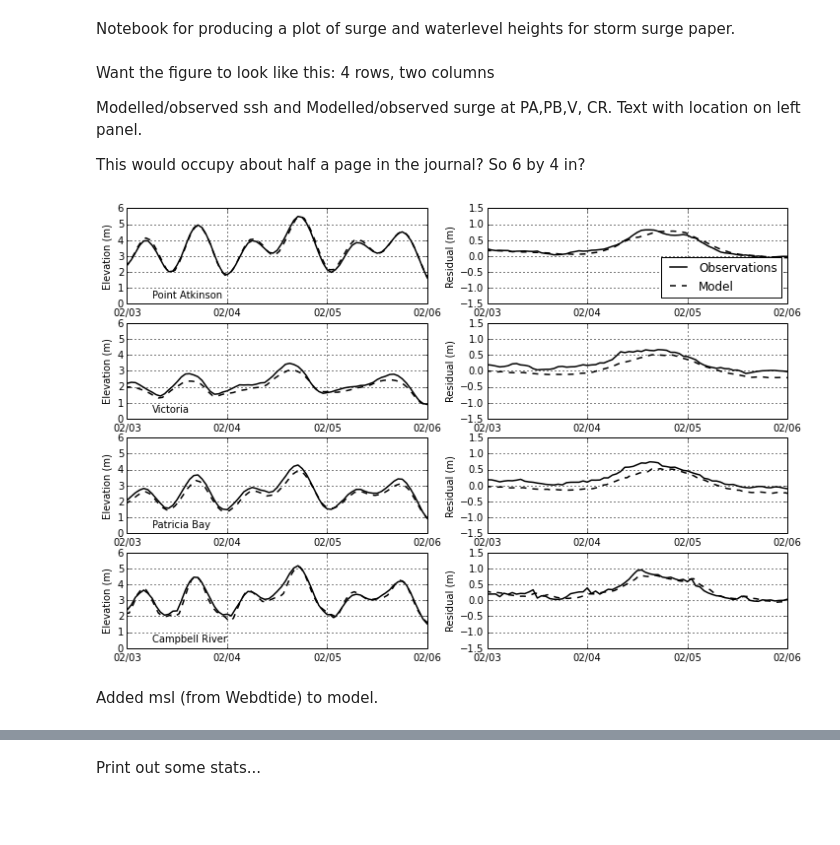
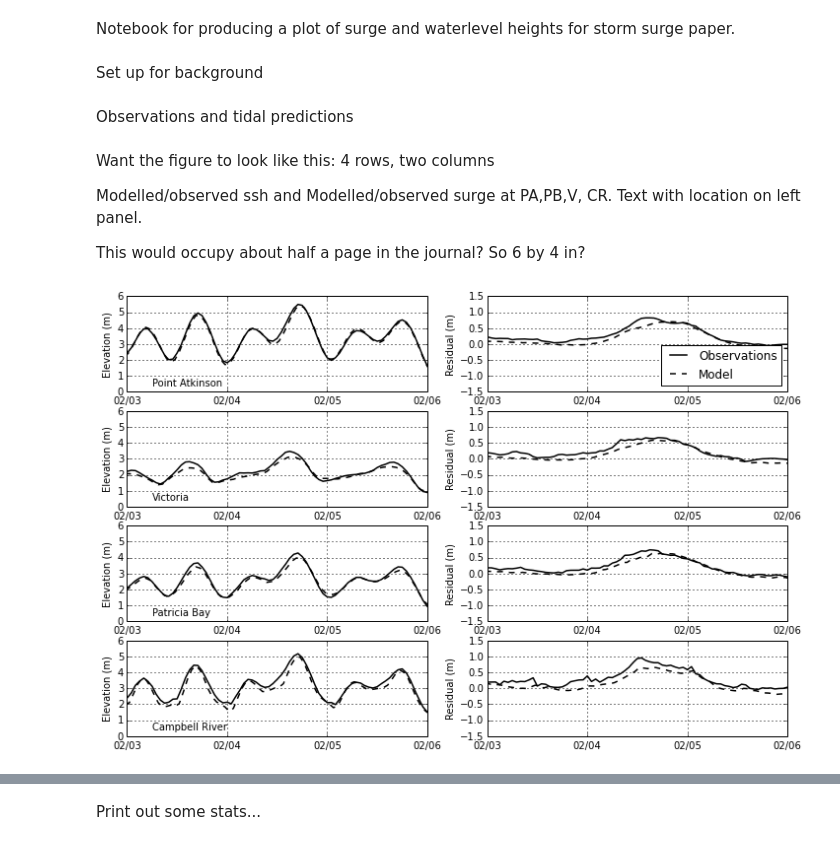
Before and after one commit to SalishSeaCast/storm-surge, a Jupyter notebook: FigureScripts/Feb 2006 - paper production.ipynb, the cells around one changed output, grey strips where cells are left out. Saved outputs shown, nothing was run; the diff lists cells and outputs as text; code cells hidden in the pictures; blank space fills up the shorter version.

Commit message:
Removed a background anomaly. Anomaly taken from last output time (Feb 8)

```diff
--- a/FigureScripts/Feb 2006 - paper production.ipynb
+++ b/FigureScripts/Feb 2006 - paper production.ipynb
@@ -20,7 +20,7 @@ from __future__ import division
 path = '/data/nsoontie/MEOPAR/SalishSea/results/storm-surges/tide_fix/feb2006/'
 
 
-runs = {'all_forcing','tidesonly', 'surgeonly'}
+runs = {'all_forcing','tidesonly'}
 
 fUs={}; fVs={}; fTs={};
 
@@ -56,6 +56,17 @@ for run in runs:
         ts[run]=tlist
     [us[run], vs[run], lats[run], lons[run], tmps[run], sals[run], sshs[run]] = stormtools.combine_data(run_stations)
     run_stations={};
+# %% [markdown]
+Set up for background
+# %%
+t = 41 #timestamp of background state
+depthlevel=0
+Us={}; Vs={}; Es ={}; Ss={}; Ts={};
+for key in runs:
+    [Us[key], Vs[key], Es[key], Ss[key], Ts[key]] = stormtools.get_variables(fUs[key],
+                                                                                 fVs[key],fTs[key],t,depthlevel)
+# %% [markdown]
+Observations and tidal predictions
 # %%
 
 
@@ -100,37 +111,39 @@ eax = unaware.replace(tzinfo=pytz.timezone('utc'))
 
 sts = ['PointAtkinson','Victoria','PatriciaBay', 'CampbellRiver']
 proper = ['Point Atkinson','Victoria','Patricia Bay', 'Campbell River']
+bg={}
 for (ax,location,name) in zip(axs[:,0], sts,proper):
     hfmt = mdates.DateFormatter('%m/%d')
     ssh_corr=stormtools.correct_model(sshs['all_forcing'][location][:,0,0],ttide[location],sdt,edt)
+    bg[location]=stormtools.get_background(Es['all_forcing'],Es['tidesonly'],location)
     ax.plot(wlev_meas[location].time, wlev_meas[location].slev, 'k', label='Observations',lw=1.5)
-    ax.plot(ts['all_forcing'], ssh_corr+datums[location], 'k--',label='Corrected model',lw=1.5)
+    ax.plot(ts['all_forcing'], ssh_corr+datums[location]-bg[location], 'k--',label='Corrected model',lw=1.5)
     ax.text(sax+timedelta(hours=6),0.4,name,fontsize=10)
     ax.set_xlim([sax,eax])
     ax.set_ylim([0,6])
     ax.set_ylabel('Elevation (m)')
     ax.grid(True,lw=1)
     ax.xaxis.set_major_locator(mdates.DayLocator())
     ax.xaxis.set_major_formatter(hfmt)
 
 
 for (ax,location) in zip(axs[:,1], sts):
     hfmt = mdates.DateFormatter('%m/%d')
     anom_obs=stormtools.observed_anomaly(ttide[location],wlev_meas[location],msl[location])
     anom_model=stormtools.modelled_anomaly(sshs,location)
 
     ax.plot(wlev_meas[location].time, anom_obs, 'k', label='Observations',lw=1.5)
-    ax.plot(ts['all_forcing'], anom_model, 'k--',label='Model',lw=1.5)
+    ax.plot(ts['all_forcing'], anom_model-bg[location], 'k--',label='Model',lw=1.5)
     ax.set_xlim([sax,eax])
     ax.set_ylim([-1.5,1.5])
     ax.grid(True,lw=1)
     ax.set_ylabel('Residual (m)')
     ax.xaxis.set_major_locator(mdates.DayLocator())
     ax.xaxis.set_major_formatter(hfmt)
 
 axs[0,1].legend(loc=4)
 
 fig.set_size_inches(12,8)
 # %% [output]
-[figure, old version]
+[figure, new version]
 # %%
@@ -138,2 +150,0 @@ fig.savefig('feb2006.pdf',bbox_inches='tight')
-# %% [markdown]
-Added msl (from Webdtide) to model.
```
Also changed, not shown: parts of 4 cells of this notebook, 1 other file.
